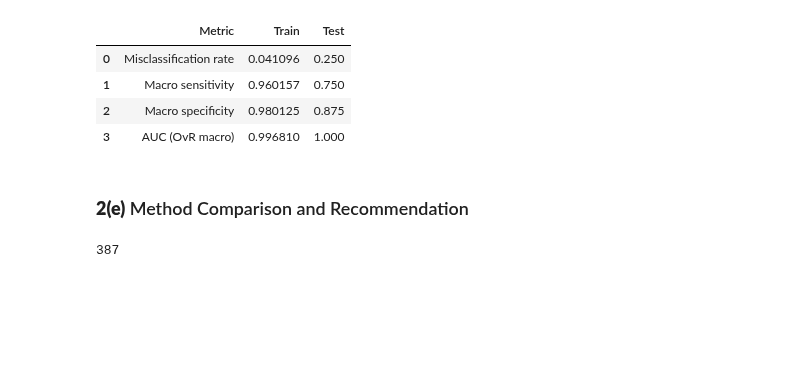
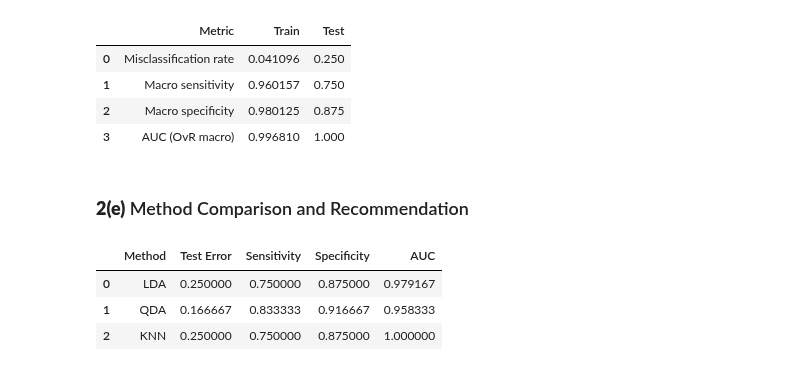
Before and after one commit to etoobian/STAT587_DS1_HW2, a Jupyter notebook: notebooks/STAT587_HW2.ipynb, the cells around one changed output. Saved outputs shown, nothing was run; the diff lists cells and outputs as text; code cells hidden in the pictures; blank space fills up the shorter version.

Commit message:
Reformat Q1e - new structure and table; updated requirement.txt

```diff
--- a/notebooks/STAT587_HW2.ipynb
+++ b/notebooks/STAT587_HW2.ipynb
@@ -2392,30 +2390,29 @@ q2_final_rows.append(q2_test_metrics_row("KNN", q2_knn_test))
 # %% [markdown]
 ### **2(e)** Method Comparison and Recommendation
 # %%
-q2_model_comparison_df = pd.DataFrame(
-    {
-        "Model": ["LDA", "QDA", "KNN (K=3)"],
-        "Training Error Rate": [
-            q2_lda_train_err,
-            q2_qda_train_err,
-            q2_knn_train_err3,
-        ],
-        "Test Error Rate": [
-            q2_lda_test_err,
-            q2_qda_test_err,
-            q2_knn_test_err3,
-        ],
-    }
+# Model Comparison Table (test-set metrics)
+
+# Build comparison DataFrame from rows collected in parts (b)-(d)
+q2_compare_df = pd.DataFrame(q2_final_rows).copy()
+
+# Save LaTeX table
+save_tex_table(
+    q2_compare_df,
+    "q2e_model_comparison.tex",
+    caption=(
+        "Comparison of LDA, QDA, and KNN classifiers based on test-set performance. "
+        "Reported values include misclassification rate and macro-averaged one-vs-rest "
+        "sensitivity, specificity, and AUC."
+    ),
+    label="tab:q2e_model_comparison",
+    float_fmt="%.4f",
+    index=False,
 )
 
-q2_model_comparison_tex = wrap_table(
-    df_to_tabular_tex(q2_model_comparison_df, index=False),
-    caption="Comparison of training and test misclassification rates for LDA, QDA, and KNN.",
-    label="tab:q2_model_comparison",
-)
-
-(TAB_DIR / "q2_model_comparison.tex").write_text(
-    q2_model_comparison_tex, encoding="utf-8"
-)
+if VERBOSE:
+    display(q2_compare_df)
 # %% [output]
-387
+|  | Method | Test Error | Sensitivity | Specificity | AUC |
+| 0 | LDA | 0.250000 | 0.750000 | 0.875000 | 0.979167 |
+| 1 | QDA | 0.166667 | 0.833333 | 0.916667 | 0.958333 |
+| 2 | KNN | 0.250000 | 0.750000 | 0.875000 | 1.000000 |
```
Also changed, not shown: parts of 2 cells of this notebook, 2 other files.
